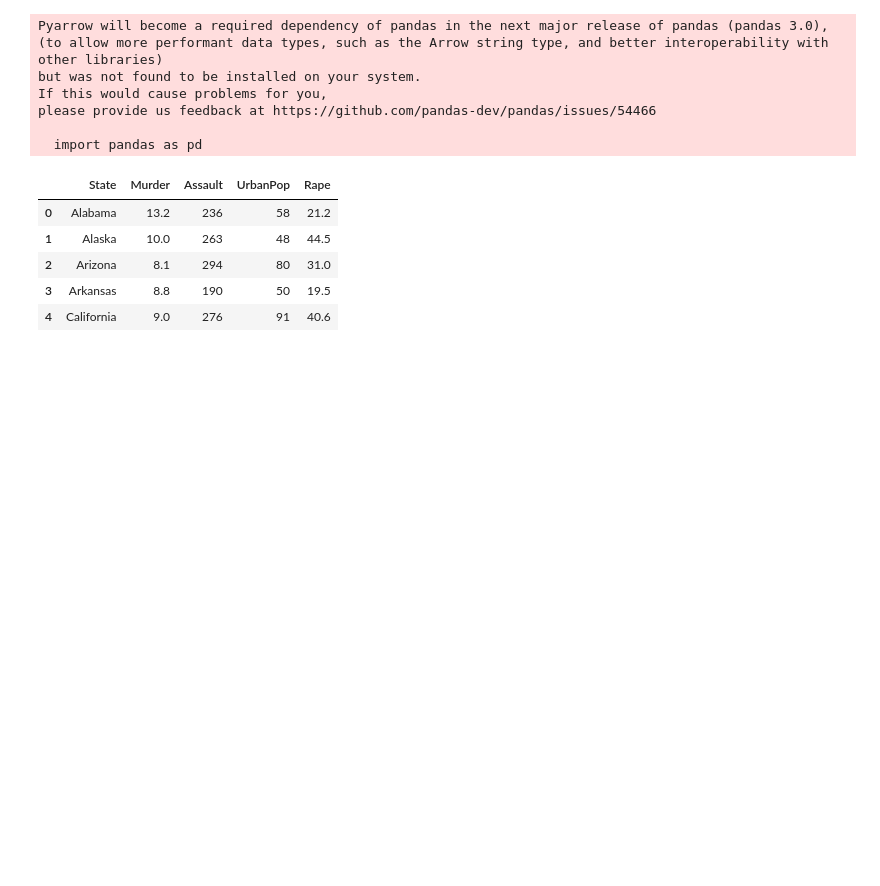
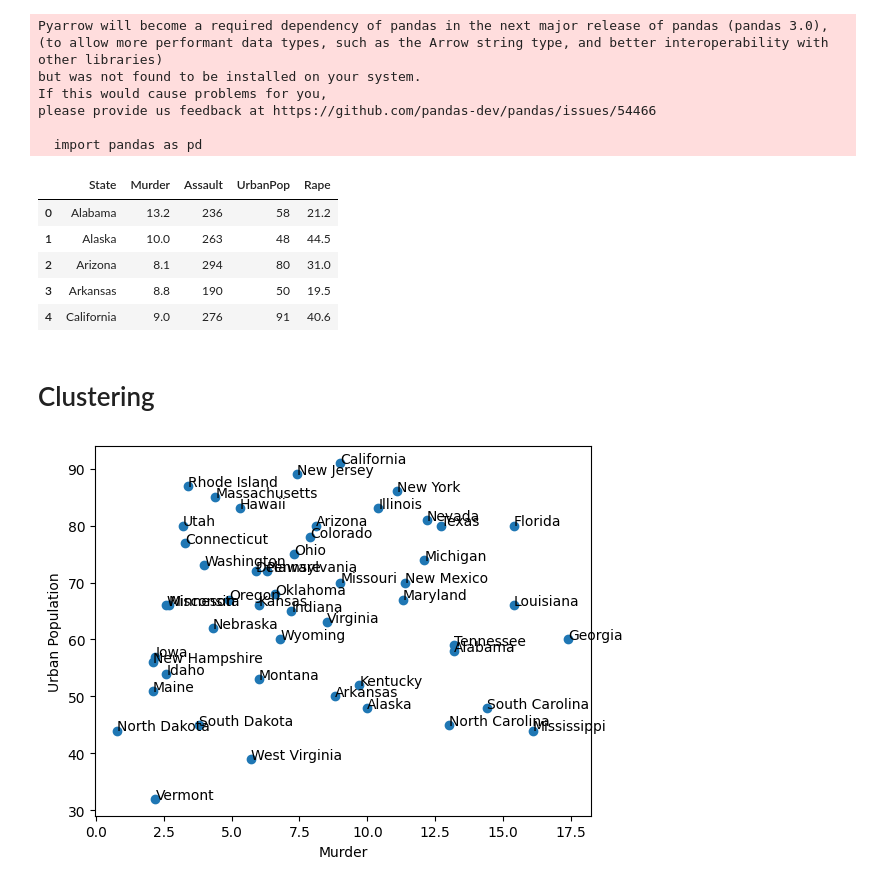
Before and after one commit to lexmckenz/csci_1070, a Jupyter notebook: week_12/unsupervised_learning.ipynb, the cells around one changed output. Saved outputs shown, nothing was run; the diff lists cells and outputs as text; code cells hidden in the pictures; blank space fills up the shorter version.

Commit message:
clustering

```diff
--- a/week_12/unsupervised_learning.ipynb
+++ b/week_12/unsupervised_learning.ipynb
@@ -21,3 +21,21 @@ please provide us feedback at https://github.com/pandas-dev/pandas/issues/54466
 | 2 | Arizona | 8.1 | 294 | 80 | 31.0 |
 | 3 | Arkansas | 8.8 | 190 | 50 | 19.5 |
 | 4 | California | 9.0 | 276 | 91 | 40.6 |
+# %% [markdown]
+# Clustering
+# %%
+from sklearn.cluster import KMeans
+X = crime_df.drop('State',axis=1)
+y = crime_df['State']
+
+plt.scatter(X['Murder'],X['UrbanPop'])
+#enumerating allows you to keep track
+# of the index associate with each iteration
+for i, txt in enumerate(y):
+    plt.annotate(txt, (X['Murder'][i],X['UrbanPop'][i]))
+
+plt.xlabel('Murder')
+plt.ylabel('Urban Population')
+plt.show()
+# %% [output]
+[figure, added]
```
Also changed, not shown: parts of 7 cells of this notebook.
